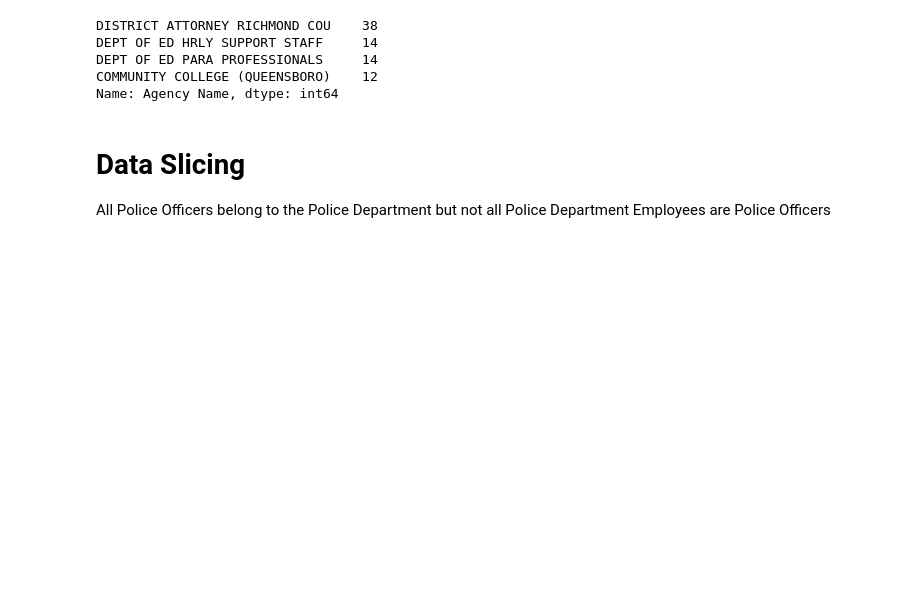
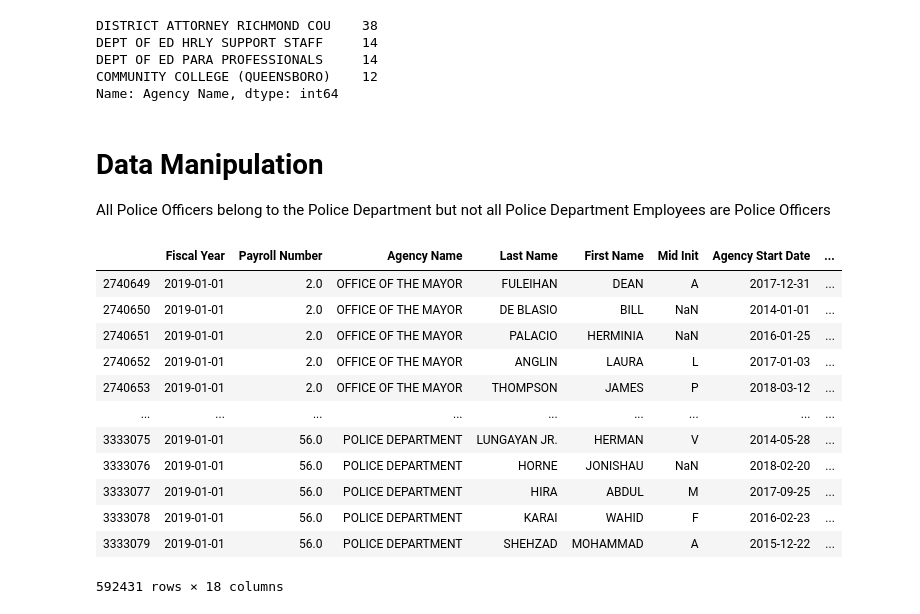
Before and after one commit to mitchell-jones/ny-police-data, a Jupyter notebook: NY Public Record Data Exploration 2016 - 2019.ipynb, the cells around one changed output. Saved outputs shown, nothing was run; the diff lists cells and outputs as text; code cells hidden in the pictures; blank space fills up the shorter version.

```diff
--- a/NY Public Record Data Exploration 2016 - 2019.ipynb
+++ b/NY Public Record Data Exploration 2016 - 2019.ipynb
@@ -217,5 +221,5 @@ Name: Agency Name, dtype: int64
 # Not relevant to Police Data, but interesting that some positions have no descriptions
 # At this point, we're done exploring NaNs / Outliers and won't be doing any transformations
 # %% [markdown]
-# Data Slicing
+# Data Manipulation
 All Police Officers belong to the Police Department but not all Police Department Employees are Police Officers
@@ -221,0 +232,17 @@ All Police Officers belong to the Police Department but not all Police Departmen
+# %%
+payroll_2019 = payroll[payroll['Fiscal Year'] == '2019']
+payroll_2019
+# %% [output]
+|  | Fiscal Year | Payroll Number | Agency Name | Last Name | First Name | Mid Init | Agency Start Date | ... |
+| 2740649 | 2019-01-01 | 2.0 | OFFICE OF THE MAYOR | FULEIHAN | DEAN | A | 2017-12-31 | ... |
+| 2740650 | 2019-01-01 | 2.0 | OFFICE OF THE MAYOR | DE BLASIO | BILL | NaN | 2014-01-01 | ... |
+| 2740651 | 2019-01-01 | 2.0 | OFFICE OF THE MAYOR | PALACIO | HERMINIA | NaN | 2016-01-25 | ... |
+| 2740652 | 2019-01-01 | 2.0 | OFFICE OF THE MAYOR | ANGLIN | LAURA | L | 2017-01-03 | ... |
+| 2740653 | 2019-01-01 | 2.0 | OFFICE OF THE MAYOR | THOMPSON | JAMES | P | 2018-03-12 | ... |
+| ... | ... | ... | ... | ... | ... | ... | ... | ... |
+| 3333075 | 2019-01-01 | 56.0 | POLICE DEPARTMENT | LUNGAYAN JR. | HERMAN | V | 2014-05-28 | ... |
+| 3333076 | 2019-01-01 | 56.0 | POLICE DEPARTMENT | HORNE | JONISHAU | NaN | 2018-02-20 | ... |
+| 3333077 | 2019-01-01 | 56.0 | POLICE DEPARTMENT | HIRA | ABDUL | M | 2017-09-25 | ... |
+| 3333078 | 2019-01-01 | 56.0 | POLICE DEPARTMENT | KARAI | WAHID | F | 2016-02-23 | ... |
+| 3333079 | 2019-01-01 | 56.0 | POLICE DEPARTMENT | SHEHZAD | MOHAMMAD | A | 2015-12-22 | ... |
+592431 rows × 18 columns
```
Also changed, not shown: parts of 10 cells of this notebook.
